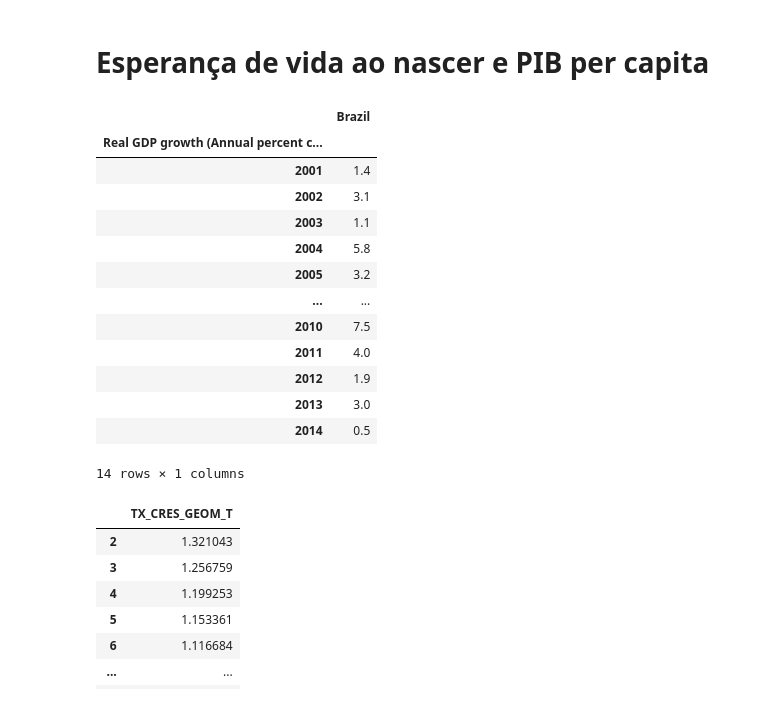
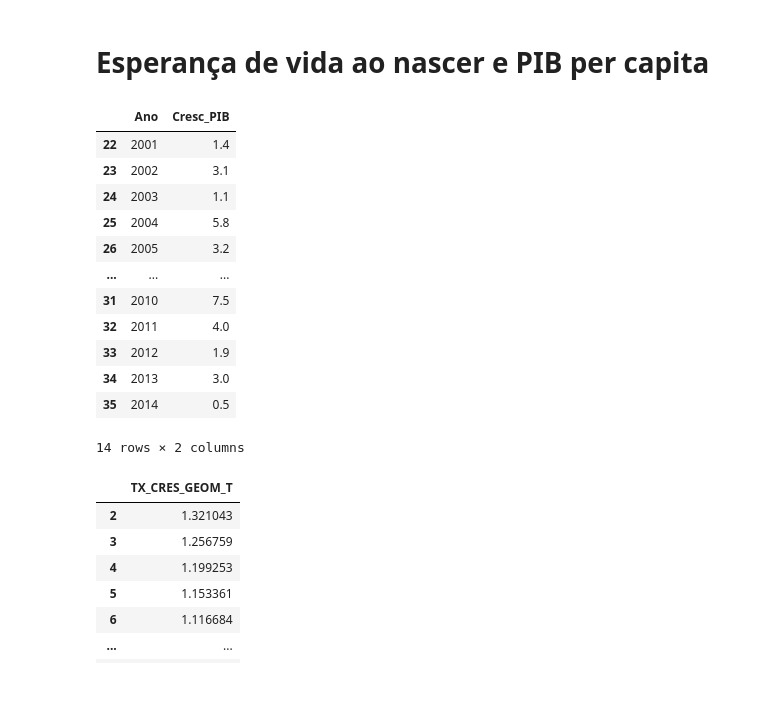
Before and after one commit to gabyxsantos/Economia, a Jupyter notebook: atualizandodf.ipynb, the cells around one changed output. Drawn from its saved outputs; the diff is of its cells as text; code cells hidden in the pictures.

```diff
--- a/atualizandodf.ipynb
+++ b/atualizandodf.ipynb
@@ -110,6 +110,6 @@ PIB=PIB.reset_index()
 for i in range(0, PIB.shape[1]):
     PIB.rename(columns={PIB.columns[i]: PIB.iloc[0, i]}, inplace=True)
 PIB = PIB.drop(0)
-PIB=PIB.set_index(PIB.columns[0])
+PIB=PIB.rename(columns={'Real GDP growth (Annual percent change)':'Ano','Brazil':'Cresc_PIB'})
 PIB
 # %% [output]
@@ -518,23 +517,22 @@ Além disso, famílias e governos tendem a investir em saúde não apenas por mo
 # %% [markdown]
 # **Esperança de vida ao nascer e PIB per capita**
 # %%
-PIB_filtrado=PIB.loc[(PIB.index	>=2001) & (PIB.index<=2014)]
+PIB_filtrado=PIB.loc[(PIB['Ano']>=2001) & (PIB['Ano']<=2014)]
 PIB_filtrado
 # %% [output]
-|  | Brazil |
-| Real GDP growth (Annual percent c... |  |
-| 2001 | 1.4 |
-| 2002 | 3.1 |
-| 2003 | 1.1 |
-| 2004 | 5.8 |
-| 2005 | 3.2 |
-| ... | ... |
-| 2010 | 7.5 |
-| 2011 | 4.0 |
-| 2012 | 1.9 |
-| 2013 | 3.0 |
-| 2014 | 0.5 |
+|  | Ano | Cresc_PIB |
+| 22 | 2001 | 1.4 |
+| 23 | 2002 | 3.1 |
+| 24 | 2003 | 1.1 |
+| 25 | 2004 | 5.8 |
+| 26 | 2005 | 3.2 |
+| ... | ... | ... |
+| 31 | 2010 | 7.5 |
+| 32 | 2011 | 4.0 |
+| 33 | 2012 | 1.9 |
+| 34 | 2013 | 3.0 |
+| 35 | 2014 | 0.5 |
-14 rows × 1 columns
+14 rows × 2 columns
 # %%
 #Dados da taxa de crescimento geométrico total da população (em %) (essencial pra calcular o PIB per capita)
 dados_tx_crescimento=dados.loc[(dados.get('LOCAL')=='Brasil')&(dados.get('ANO')>=2001) & (dados.get('ANO')<=2014)].get('TX_CRES_GEOM_T')
```
Also changed, not shown: parts of 6 cells of this notebook.
